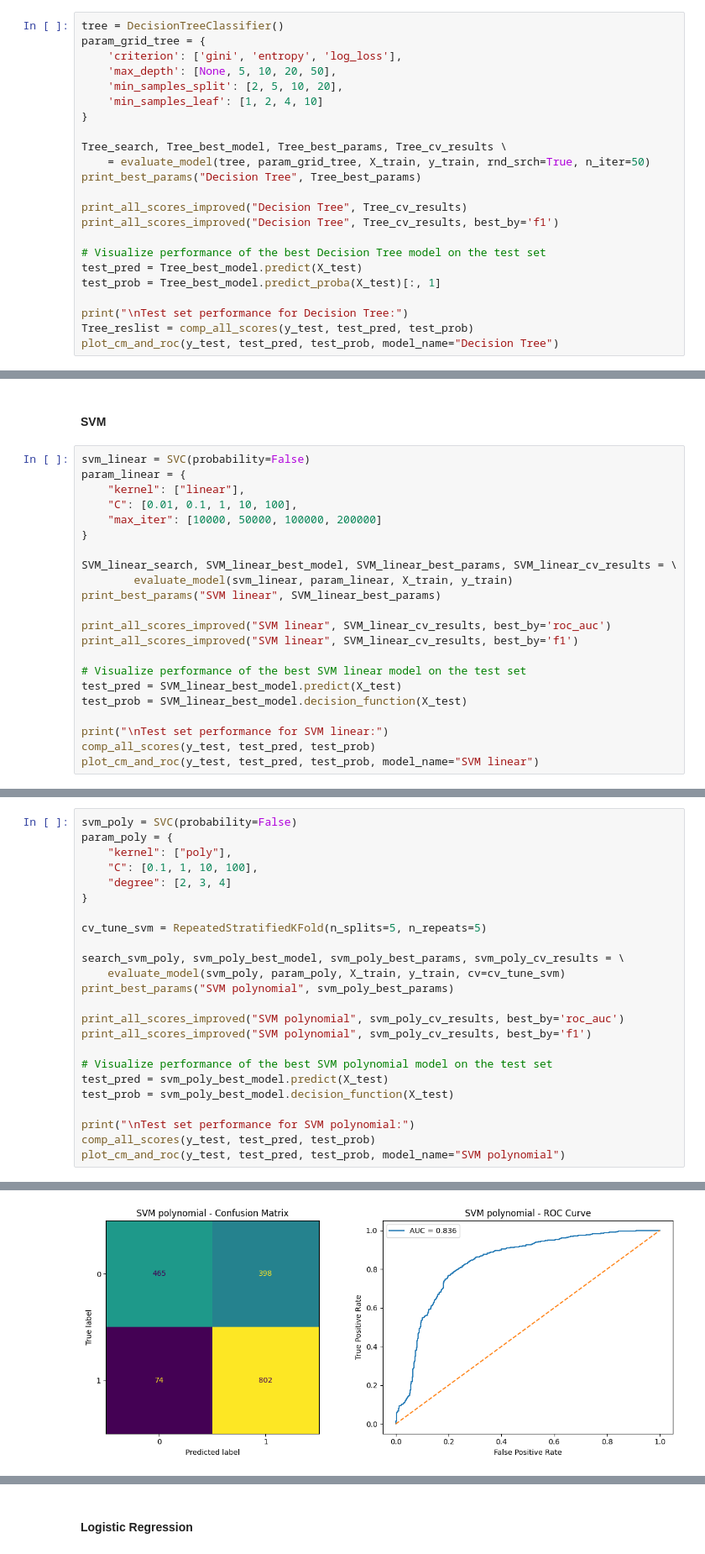
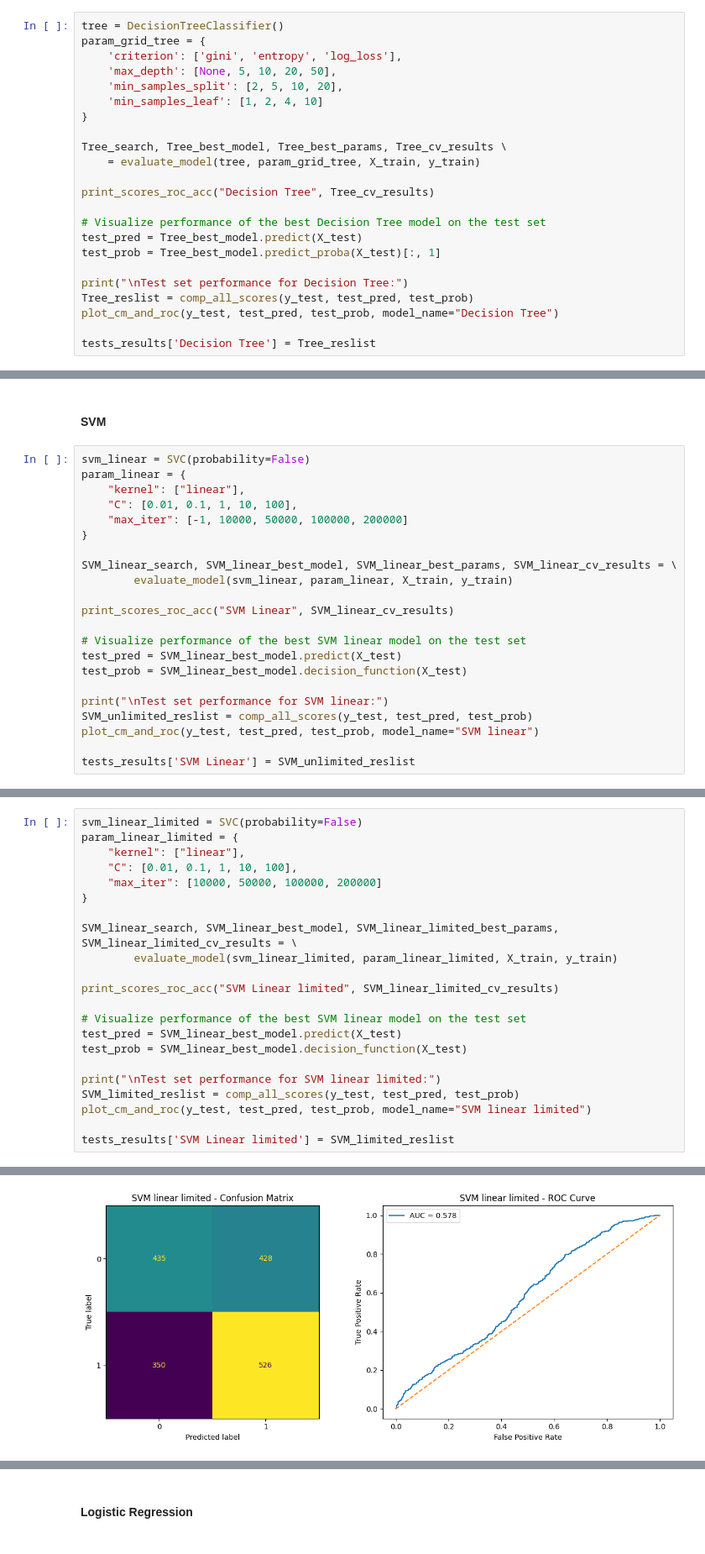
Before and after one commit to YarinArava/SpaceShipTitanic_FinalProject, a Jupyter notebook: Spaceship_Titanic_corrected.ipynb, the cells around one changed output, grey strips where cells are left out. Shown at 84% size. Cells and saved outputs as stored; diff of their text form.

```diff
--- a/Spaceship_Titanic_corrected.ipynb
+++ b/Spaceship_Titanic_corrected.ipynb
@@ -2189,11 +2192,9 @@ param_grid_tree = {
 }
 
 Tree_search, Tree_best_model, Tree_best_params, Tree_cv_results \
-    = evaluate_model(tree, param_grid_tree, X_train, y_train, rnd_srch=True, n_iter=50)
-print_best_params("Decision Tree", Tree_best_params)
+    = evaluate_model(tree, param_grid_tree, X_train, y_train)
 
-print_all_scores_improved("Decision Tree", Tree_cv_results)
-print_all_scores_improved("Decision Tree", Tree_cv_results, best_by='f1')
+print_scores_roc_acc("Decision Tree", Tree_cv_results)
 
 # Visualize performance of the best Decision Tree model on the test set
 test_pred = Tree_best_model.predict(X_test)
@@ -2202,4 +2203,6 @@ test_prob = Tree_best_model.predict_proba(X_test)[:, 1]
 print("\nTest set performance for Decision Tree:")
 Tree_reslist = comp_all_scores(y_test, test_pred, test_prob)
 plot_cm_and_roc(y_test, test_pred, test_prob, model_name="Decision Tree")
+
+tests_results['Decision Tree'] = Tree_reslist
 # %% [output]
@@ -2318,21 +2321,21 @@ svm_linear = SVC(probability=False)
 param_linear = {
     "kernel": ["linear"],
     "C": [0.01, 0.1, 1, 10, 100],
-    "max_iter": [10000, 50000, 100000, 200000]
+    "max_iter": [-1, 10000, 50000, 100000, 200000]
 }
 
 SVM_linear_search, SVM_linear_best_model, SVM_linear_best_params, SVM_linear_cv_results = \
         evaluate_model(svm_linear, param_linear, X_train, y_train)
-print_best_params("SVM linear", SVM_linear_best_params)
 
-print_all_scores_improved("SVM linear", SVM_linear_cv_results, best_by='roc_auc')
-print_all_scores_improved("SVM linear", SVM_linear_cv_results, best_by='f1')
+print_scores_roc_acc("SVM Linear", SVM_linear_cv_results)
 
 # Visualize performance of the best SVM linear model on the test set
 test_pred = SVM_linear_best_model.predict(X_test)
 test_prob = SVM_linear_best_model.decision_function(X_test)
 
 print("\nTest set performance for SVM linear:")
-comp_all_scores(y_test, test_pred, test_prob)
+SVM_unlimited_reslist = comp_all_scores(y_test, test_pred, test_prob)
 plot_cm_and_roc(y_test, test_pred, test_prob, model_name="SVM linear")
+
+tests_results['SVM Linear'] = SVM_unlimited_reslist
 # %% [output]
@@ -2357,25 +2360,23 @@ Cross-validation scores for SVM linear (best by roc_auc):
 # %%
-svm_poly = SVC(probability=False)
-param_poly = {
-    "kernel": ["poly"],
-    "C": [0.1, 1, 10, 100],
-    "degree": [2, 3, 4]
+svm_linear_limited = SVC(probability=False)
+param_linear_limited = {
+    "kernel": ["linear"],
+    "C": [0.01, 0.1, 1, 10, 100],
+    "max_iter": [10000, 50000, 100000, 200000]
 }
 
-cv_tune_svm = RepeatedStratifiedKFold(n_splits=5, n_repeats=5)
+SVM_linear_search, SVM_linear_best_model, SVM_linear_limited_best_params, SVM_linear_limited_cv_results = \
+        evaluate_model(svm_linear_limited, param_linear_limited, X_train, y_train)
 
-search_svm_poly, svm_poly_best_model, svm_poly_best_params, svm_poly_cv_results = \
-    evaluate_model(svm_poly, param_poly, X_train, y_train, cv=cv_tune_svm)
-print_best_params("SVM polynomial", svm_poly_best_params)
+print_scores_roc_acc("SVM Linear limited", SVM_linear_limited_cv_results)
 
-print_all_scores_improved("SVM polynomial", svm_poly_cv_results, best_by='roc_auc')
-print_all_scores_improved("SVM polynomial", svm_poly_cv_results, best_by='f1')
+# Visualize performance of the best SVM linear model on the test set
+test_pred = SVM_linear_best_model.predict(X_test)
+test_prob = SVM_linear_best_model.decision_function(X_test)
 
-# Visualize performance of the best SVM polynomial model on the test set
-test_pred = svm_poly_best_model.predict(X_test)
-test_prob = svm_poly_best_model.decision_function(X_test)
+print("\nTest set performance for SVM linear limited:")
+SVM_limited_reslist = comp_all_scores(y_test, test_pred, test_prob)
+plot_cm_and_roc(y_test, test_pred, test_prob, model_name="SVM linear limited")
 
-print("\nTest set performance for SVM polynomial:")
-comp_all_scores(y_test, test_pred, test_prob)
-plot_cm_and_roc(y_test, test_pred, test_prob, model_name="SVM polynomial")
+tests_results['SVM Linear limited'] = SVM_limited_reslist
 # %% [output]
@@ -2399 +2400 @@ Cross-validation scores for SVM polynomial (best by roc_auc):
-[figure, old version]
+[figure, new version]
```
Also changed, not shown: parts of 23 cells of this notebook, 3 other files.
